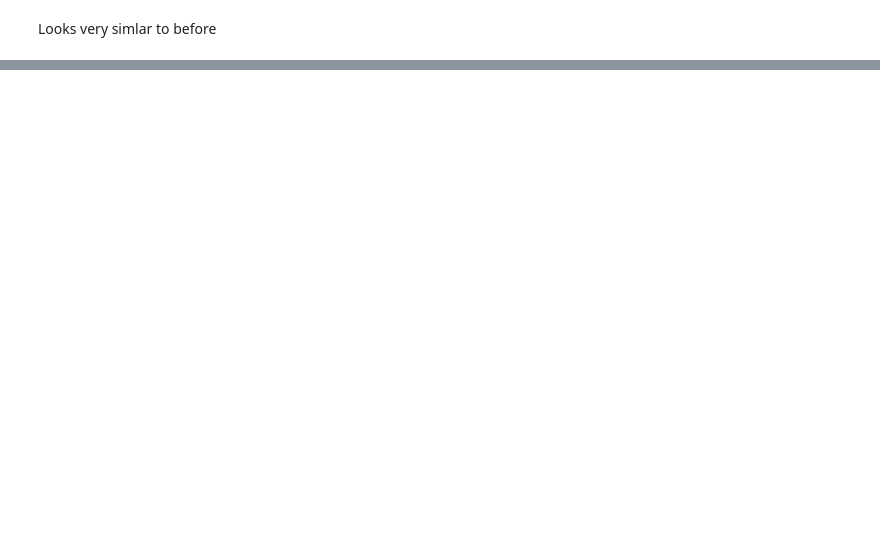
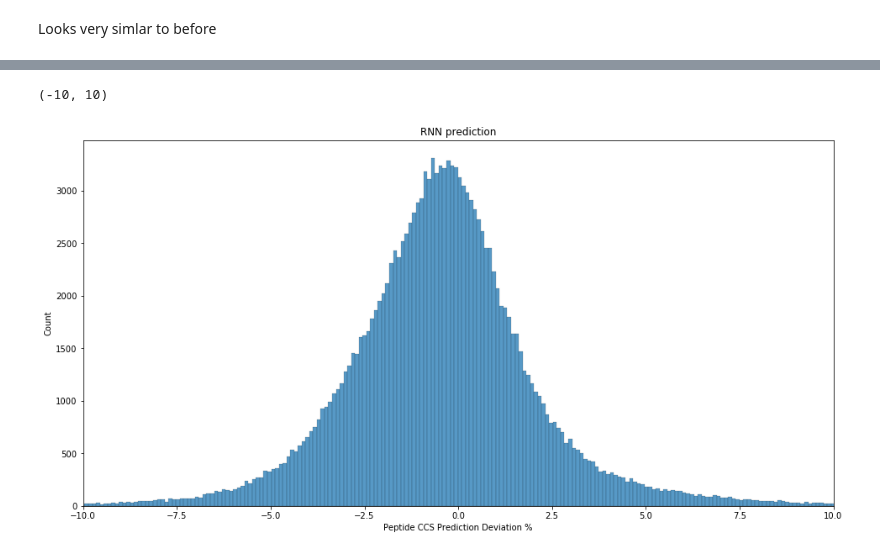
Before and after one commit to jlrestrepol/ccs, a Jupyter notebook: dl_paper/fig1.ipynb, the cells around one changed output, grey strips where cells are left out. Saved outputs shown, nothing was run; the diff lists cells and outputs as text; code cells hidden in the pictures; blank space fills up the shorter version.

```diff
--- a/dl_paper/fig1.ipynb
+++ b/dl_paper/fig1.ipynb
@@ -121,0 +127,2 @@ Looks very simlar to before
+# %%
+df_fig4 = pd.read_csv('./SourceData_Figure_4.csv', index_col = 0)
@@ -121,0 +145,10 @@ Looks very simlar to before
+# %%
+fig = plt.gcf()
+fig.set_size_inches((16,8))
+ax = sns.histplot((df_fig4['CCS'] - df_fig4['label Prediction 0'])/df_fig4['CCS']*100)
+ax.set_xlabel('Peptide CCS Prediction Deviation %')
+ax.set_title('RNN prediction')
+ax.set_xlim((-10, 10))
+# %% [output]
+(-10, 10)
+[figure, added]
```
Also changed, not shown: parts of 11 cells of this notebook.
